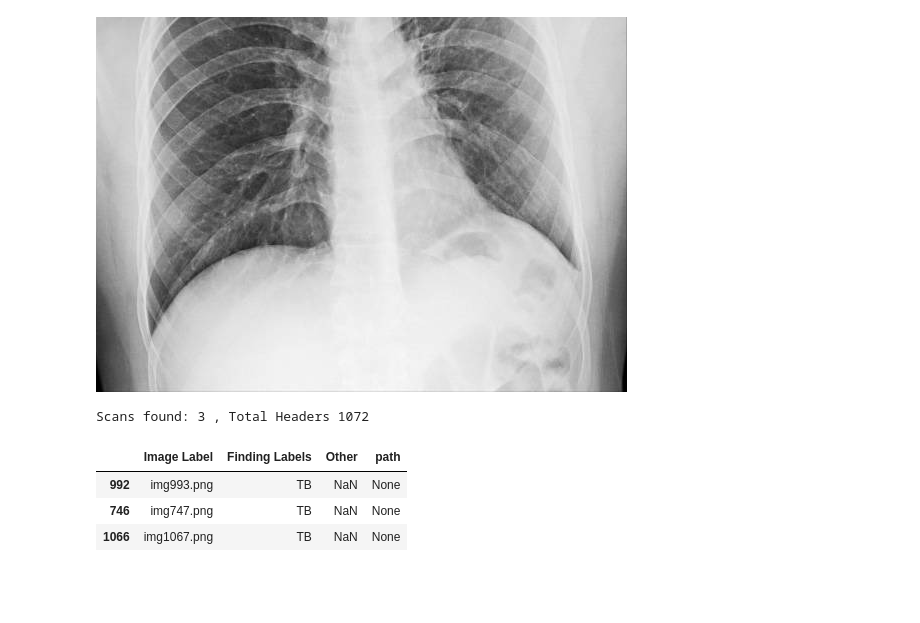
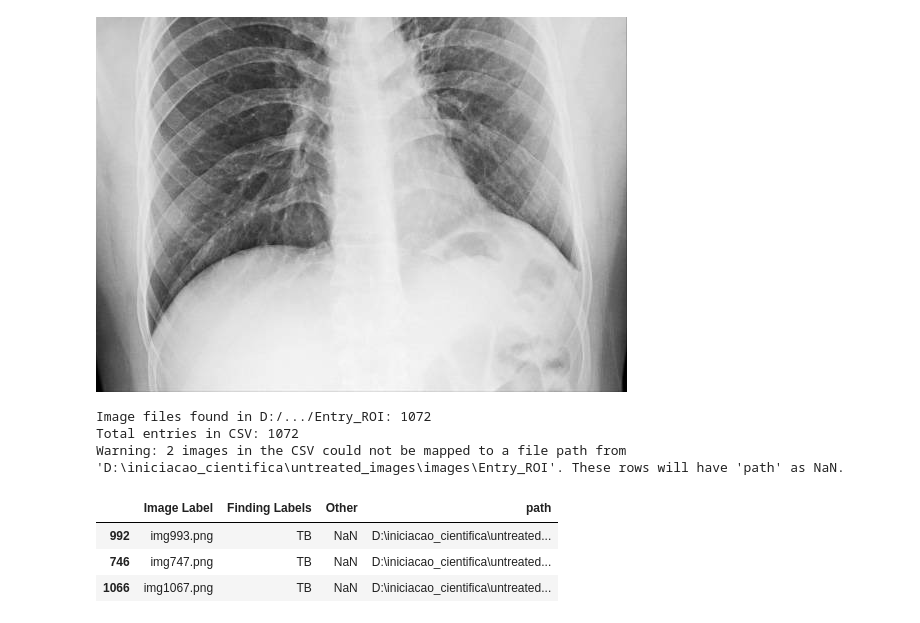
Before and after one commit to pas-enzo/iniciacao-cientifica, a Jupyter notebook: code/model.ipynb, the cells around one changed output. Cells and saved outputs as stored; diff of their text form; code cells hidden in the pictures; blank space fills up the shorter version.

```diff
--- a/code/model.ipynb
+++ b/code/model.ipynb
@@ -43,25 +65,54 @@ display(imagem)
 # %% [output]
 [figure]
 # %%
+# Define the specific directory where all the relevant images are located
+image_entry_roi_dir = r"D:\iniciacao_cientifica\untreated_images\images\Entry_ROI" # Using raw string for Windows paths
+csv_path = r"D:\iniciacao_cientifica\untreated_images\data\Data_Entry_Undergrad_PNG.csv"
+
 # Reading the CSV file
-all_xray_df = pd.read_csv('D:/Iniciação Científica/untreated_images/data/Data_Entry_Undergrad_PNG.csv')
+all_xray_df = pd.read_csv(csv_path)
 
-# Creating a dictionary to map image filenames to their full paths
-all_image_paths = {os.path.basename(x): x for x in
-                   glob(os.path.join('D:/Iniciação Científica/untreated_images/data', '*.png'))}
+# Create a dictionary to map image filenames (from CSV) to their full file paths.
+# We assume the 'Image Label' column in the CSV contains just the filename (e.g., 'img525.png').
+all_image_paths_map = {}
+# Use glob to find all PNGs *directly within* the specified Entry_ROI directory
+for full_path in glob(os.path.join(image_entry_roi_dir, '*.png')):
+    # The key for the dictionary should be just the filename, to match the 'Image Label' column
+    filename = os.path.basename(full_path)
+    all_image_paths_map[filename] = full_path
 
-# Printing the number of scans found and total rows in the DataFrame
-print('Scans found:', len(all_image_paths), ', Total Headers', all_xray_df.shape[0])
+# Printing the number of actual image files found and total rows in the DataFrame
+print('Image files found in D:/.../Entry_ROI:', len(all_image_paths_map))
+print('Total entries in CSV:', all_xray_df.shape[0])
 
-# Mapping the image paths to the 'Image Label' column
-all_xray_df['path'] = all_xray_df['Image Label'].map(all_image_paths.get)
+# Mapping the full image paths to the 'Image Label' column in the DataFrame.
+# We are using .get() to safely handle cases where an image label from the CSV might not be found.
+all_xray_df['path'] = all_xray_df['Image Label'].map(all_image_paths_map.get)
 
-# Displaying a sample of 3 rows from the DataFrame
-all_xray_df.sample(3)
+# --- Crucial check for unmapped paths ---
+# It's important to verify if all entries in your CSV found a corresponding image file.
+unmapped_images_count = all_xray_df['path'].isnull().sum()
+if unmapped_images_count > 0:
+    print(f"Warning: {unmapped_images_count} images in the CSV could not be mapped to a file path "
+          f"from '{image_entry_roi_dir}'. These rows will have 'path' as NaN.")
+    # Option: Display a few unmapped entries to debug
+    # print("\nSample unmapped CSV entries:")
+    # display(all_xray_df[all_xray_df['path'].isnull()].head())
+
+    # Option: Remove unmapped rows if they are not needed for further analysis
+    # all_xray_df.dropna(subset=['path'], inplace=True)
+    # print(f"Removed {unmapped_images_count} unmapped entries. Remaining rows: {len(all_xray_df)}")
+else:
+    print("All CSV entries successfully mapped to image file paths.")
+
+# Displaying a sample of 3 rows from the DataFrame, now including the new 'path' column
+display(all_xray_df.sample(3))
 # %% [output]
-Scans found: 3 , Total Headers 1072
+Image files found in D:/.../Entry_ROI: 1072
+Total entries in CSV: 1072
+Warning: 2 images in the CSV could not be mapped to a file path from 'D:\iniciacao_cientifica\untreated_images\images\Entry_ROI'. These rows will have 'path' as NaN.
 |  | Image Label | Finding Labels | Other | path |
-| 992 | img993.png | TB | NaN | None |
-| 746 | img747.png | TB | NaN | None |
-| 1066 | img1067.png | TB | NaN | None |
+| 992 | img993.png | TB | NaN | D:\iniciacao_cientifica\untreated... |
+| 746 | img747.png | TB | NaN | D:\iniciacao_cientifica\untreated... |
+| 1066 | img1067.png | TB | NaN | D:\iniciacao_cientifica\untreated... |
 # %%
```
Also changed, not shown: parts of 10 cells of this notebook.
